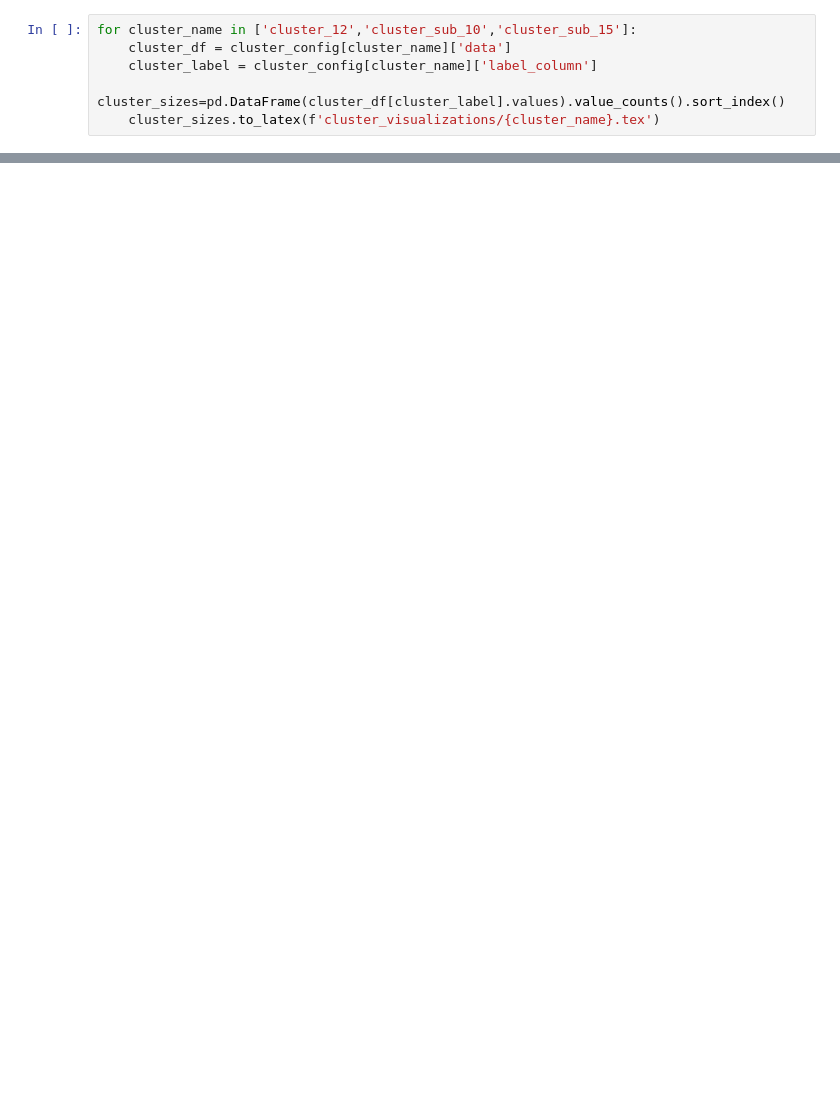
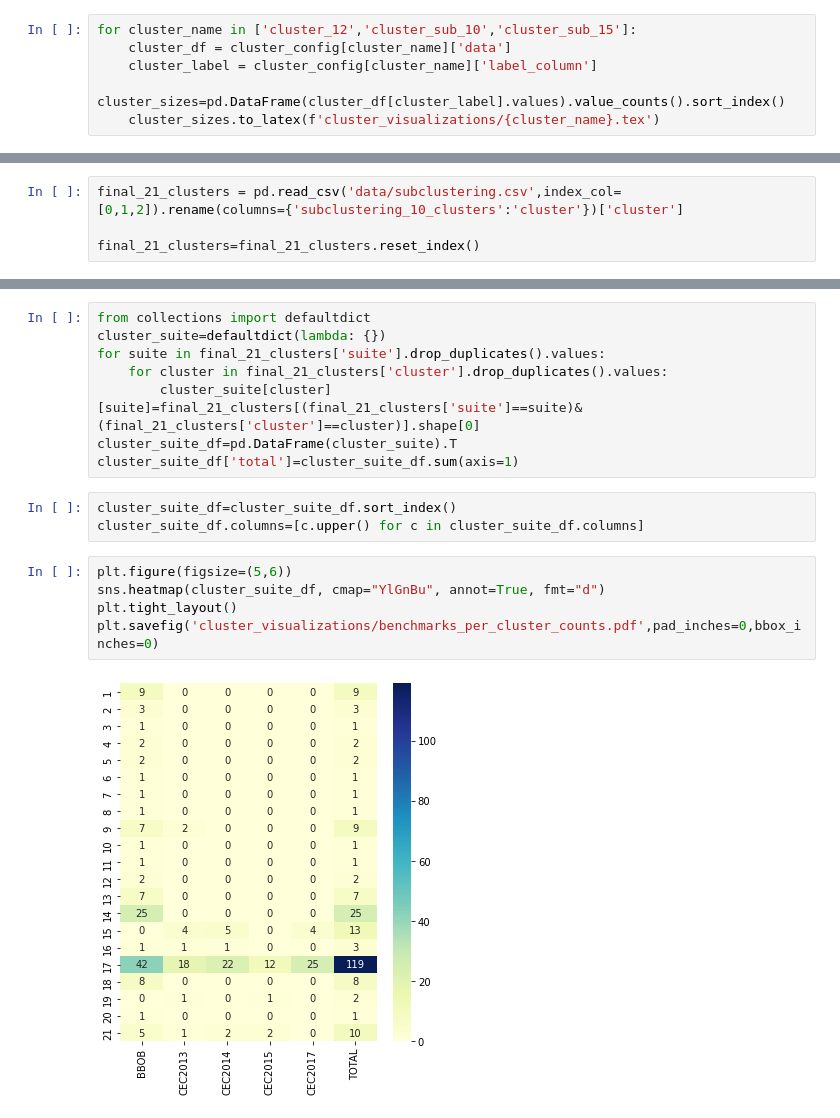
Before and after one commit to gjorgjinac/SELECTOR, a Jupyter notebook: cluster_analysis.ipynb, the cells around one changed output, grey strips where cells are left out. Saved outputs shown, nothing was run; the diff lists cells and outputs as text; blank space fills up the shorter version.

```diff
--- a/cluster_analysis.ipynb
+++ b/cluster_analysis.ipynb
@@ -245,0 +359,4 @@ for cluster_name in ['cluster_12','cluster_sub_10','cluster_sub_15']:
+# %%
+final_21_clusters = pd.read_csv('data/subclustering.csv',index_col=[0,1,2]).rename(columns={'subclustering_10_clusters':'cluster'})['cluster']
+
+final_21_clusters=final_21_clusters.reset_index()
@@ -245,0 +379,18 @@ for cluster_name in ['cluster_12','cluster_sub_10','cluster_sub_15']:
+# %%
+from collections import defaultdict
+cluster_suite=defaultdict(lambda: {})
+for suite in final_21_clusters['suite'].drop_duplicates().values:
+    for cluster in final_21_clusters['cluster'].drop_duplicates().values:
+        cluster_suite[cluster][suite]=final_21_clusters[(final_21_clusters['suite']==suite)&(final_21_clusters['cluster']==cluster)].shape[0]
+cluster_suite_df=pd.DataFrame(cluster_suite).T
+cluster_suite_df['total']=cluster_suite_df.sum(axis=1)
+# %%
+cluster_suite_df=cluster_suite_df.sort_index()
+cluster_suite_df.columns=[c.upper() for c in cluster_suite_df.columns]
+# %%
+plt.figure(figsize=(5,6))
+sns.heatmap(cluster_suite_df, cmap="YlGnBu", annot=True, fmt="d")
+plt.tight_layout()
+plt.savefig('cluster_visualizations/benchmarks_per_cluster_counts.pdf',pad_inches=0,bbox_inches=0)
+# %% [output]
+[figure, added]
```
Also changed, not shown: parts of 12 cells of this notebook, 12 other files.
